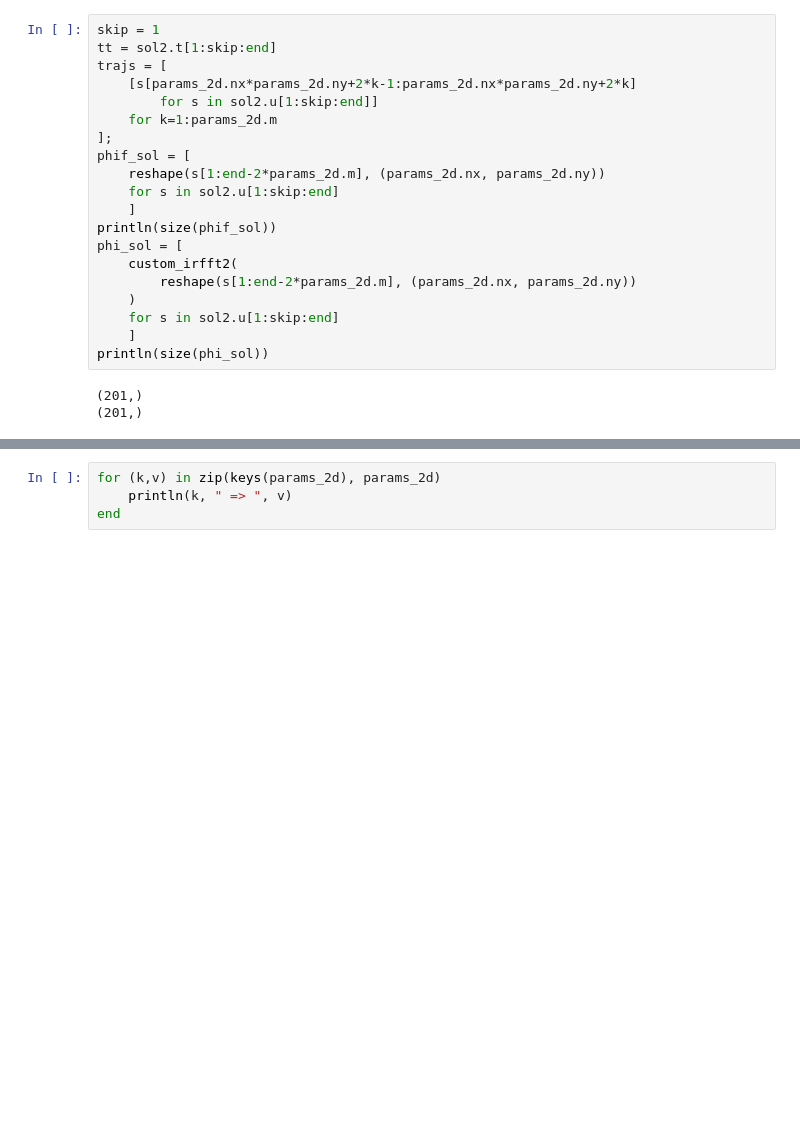
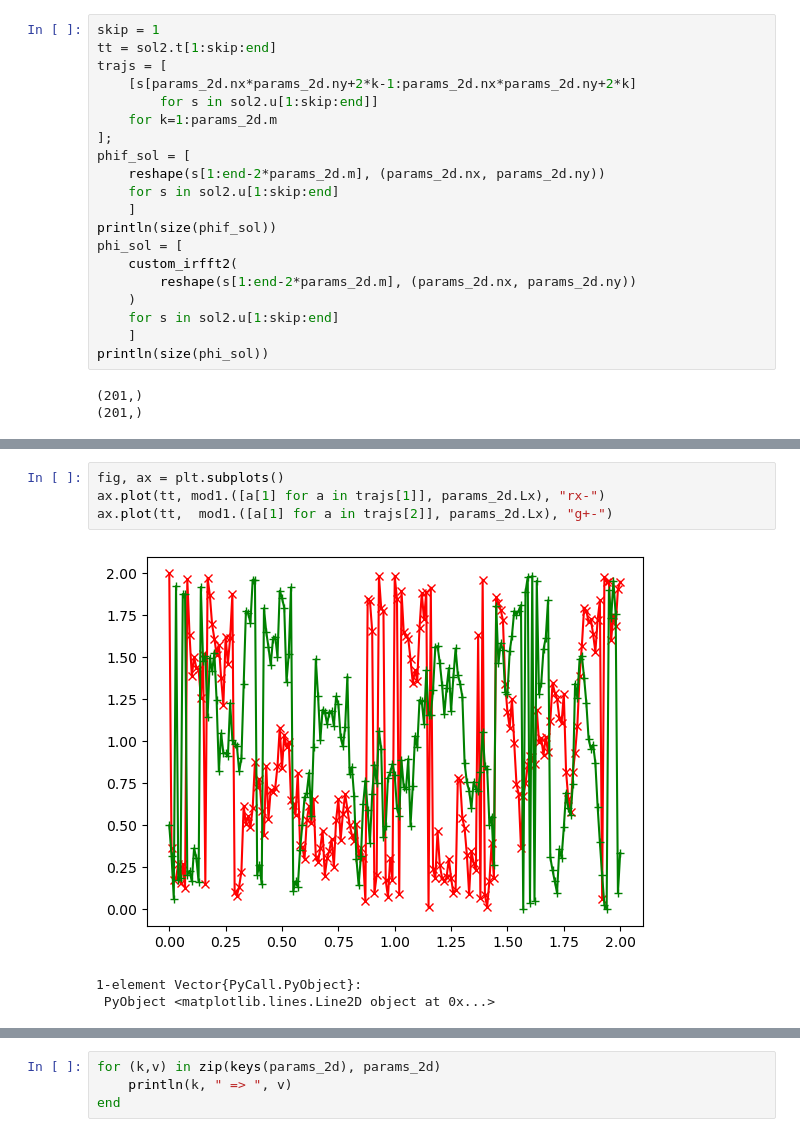
Before and after one commit to stykoo/GaussianField, a Jupyter notebook: GaussianFieldParticle.ipynb, the cells around one changed output, grey strips where cells are left out. Saved outputs shown, nothing was run; the diff lists cells and outputs as text; blank space fills up the shorter version.

```diff
--- a/GaussianFieldParticle.ipynb
+++ b/GaussianFieldParticle.ipynb
@@ -239,3 +242,11 @@ ax.axis("equal")
+# %%
+fig, ax = plt.subplots()
+ax.plot(tt, mod1.([a[1] for a in trajs[1]], params_2d.Lx), "rx-")
+ax.plot(tt,  mod1.([a[1] for a in trajs[2]], params_2d.Lx), "g+-")
+# %% [output]
+[figure, added]
+1-element Vector{PyCall.PyObject}:
+ PyObject <matplotlib.lines.Line2D object at 0x...>
 # %%
 fig, ax = subplots()
 p = ax.pcolormesh(fftshift(kkx), fftshift(kky),
```
Also changed, not shown: parts of 17 cells of this notebook, 2 other files.
